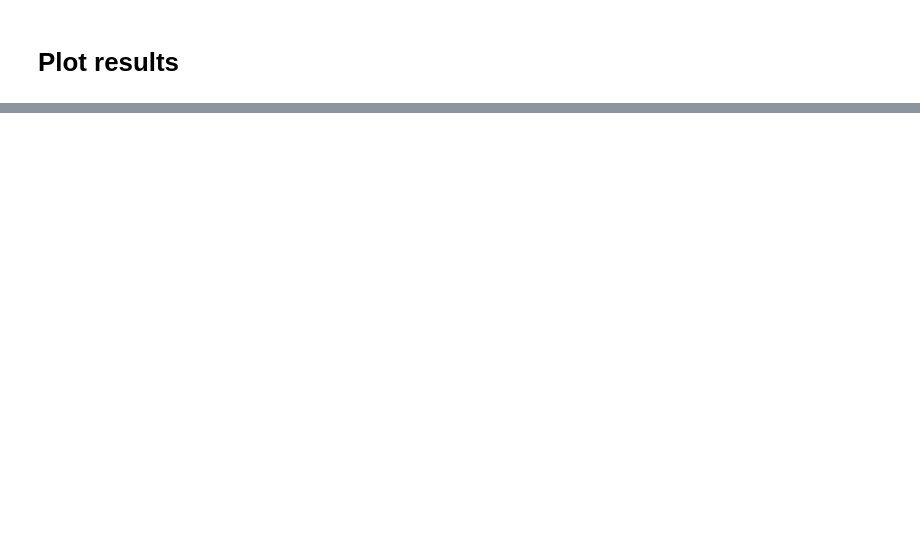
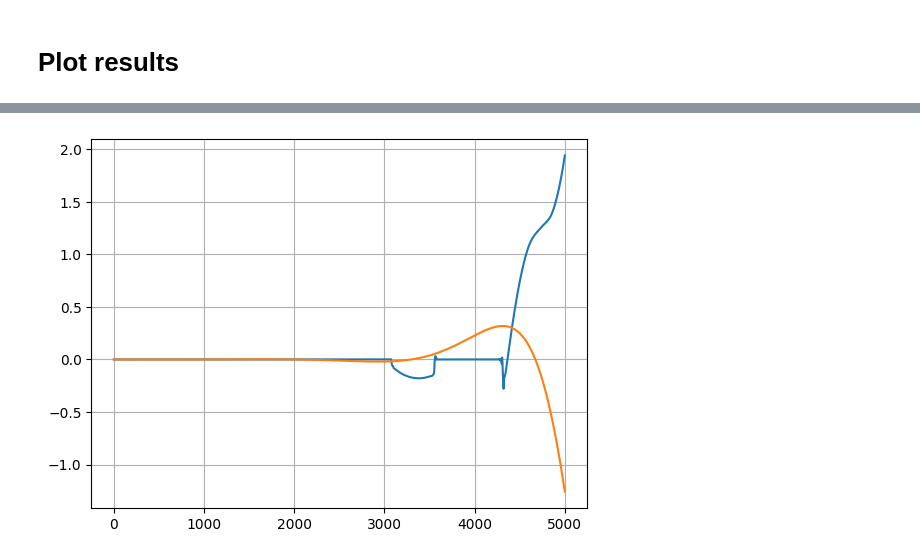
Before and after one commit to chrismiele/weird_flex, a Jupyter notebook: coupled_flow_flexure/marginal_rumples_viscoplastic_TROUBLESHOOTING.ipynb, the cells around one changed output, grey strips where cells are left out. Drawn from its saved outputs; the diff is of its cells as text; code cells hidden in the pictures; blank space fills up the shorter version.

```diff
--- a/coupled_flow_flexure/marginal_rumples_viscoplastic_TROUBLESHOOTING.ipynb
+++ b/coupled_flow_flexure/marginal_rumples_viscoplastic_TROUBLESHOOTING.ipynb
@@ -459,0 +464,9 @@ Text(0, 0.5, 'lateral coordinate (m)')
+# %%
+Δη_p_profile = Δη_p.at(X, tolerance = 1e-10)
+Δη_ν_profile = Δη_ν.at(X, tolerance = 1e-10)
+plt.figure()
+plt.plot(Δη_p_profile)
+plt.plot(Δη_ν_profile)
+plt.grid()
+# %% [output]
+[figure, added]
```
Also changed, not shown: parts of 10 cells of this notebook.
